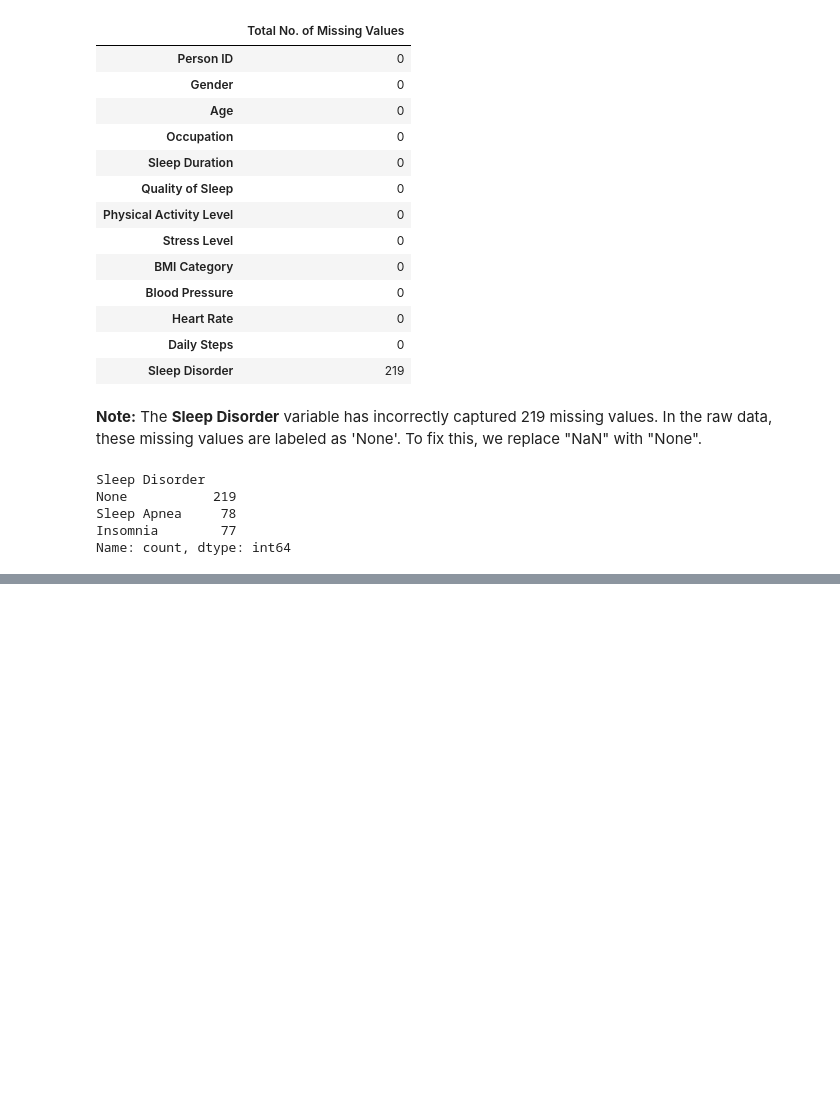
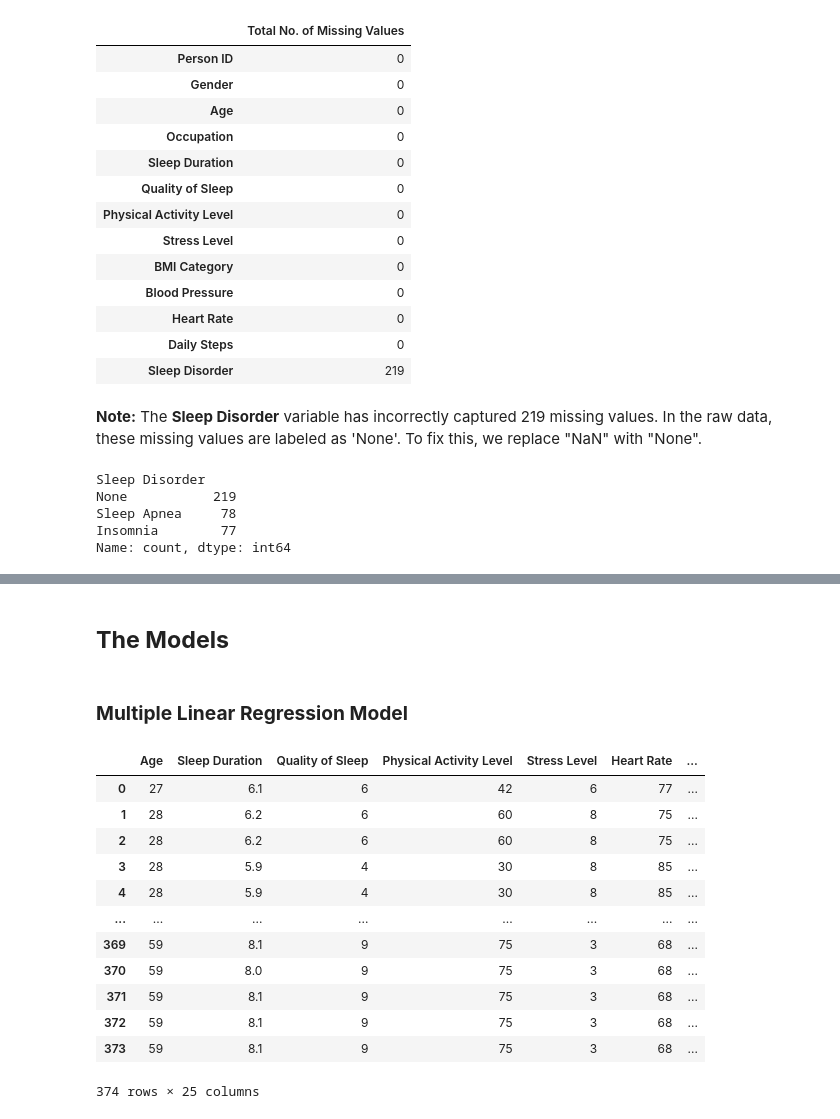
Before and after one commit to AzlinRusnan/Sleep_Quality_Analysis, a Jupyter notebook: Sleep_Duration_vs_Quality.ipynb, the cells around one changed output, grey strips where cells are left out. Saved outputs shown, nothing was run; the diff lists cells and outputs as text; code cells hidden in the pictures; blank space fills up the shorter version.

```diff
--- a/Sleep_Duration_vs_Quality.ipynb
+++ b/Sleep_Duration_vs_Quality.ipynb
@@ -97,0 +88,13 @@ Name: count, dtype: int64
+# %%
+if 'Blood Pressure' in df.columns:
+    # Split the 'Blood Pressure' column into 'Systolic' and 'Diastolic' by splitting on the '/'
+    df[['Systolic', 'Diastolic']] = df['Blood Pressure'].str.split('/', expand=True)
+
+    # Convert the new columns to numeric type for analysis
+    df['Systolic'] = pd.to_numeric(df['Systolic'], errors='coerce')
+    df['Diastolic'] = pd.to_numeric(df['Diastolic'], errors='coerce')
+
+    # Drop the original 'Blood Pressure' column now that we have numerical representations
+    data = df.drop(columns=['Blood Pressure'])
+
+data[['Systolic', 'Diastolic']].head()
@@ -97,0 +112,4 @@ Name: count, dtype: int64
+# %% [markdown]
+## **The Models**
+# %% [markdown]
+### **Multiple Linear Regression Model**
@@ -97,0 +129,24 @@ Name: count, dtype: int64
+# %%
+# Drop unnecessary columns and encode categorical variables
+data_new = data.drop(columns=['Person ID'])
+data_new = pd.get_dummies(data_new, drop_first=True)
+
+# Convert all boolean columns to integer (1 for True, 0 for False)
+data_new = data_new.apply(lambda x: x.astype(int) if x.dtype == 'bool' else x)
+
+
+data_new
+# %% [output]
+|  | Age | Sleep Duration | Quality of Sleep | Physical Activity Level | Stress Level | Heart Rate | ... |
+| 0 | 27 | 6.1 | 6 | 42 | 6 | 77 | ... |
+| 1 | 28 | 6.2 | 6 | 60 | 8 | 75 | ... |
+| 2 | 28 | 6.2 | 6 | 60 | 8 | 75 | ... |
+| 3 | 28 | 5.9 | 4 | 30 | 8 | 85 | ... |
+| 4 | 28 | 5.9 | 4 | 30 | 8 | 85 | ... |
+| ... | ... | ... | ... | ... | ... | ... | ... |
+| 369 | 59 | 8.1 | 9 | 75 | 3 | 68 | ... |
+| 370 | 59 | 8.0 | 9 | 75 | 3 | 68 | ... |
+| 371 | 59 | 8.1 | 9 | 75 | 3 | 68 | ... |
+| 372 | 59 | 8.1 | 9 | 75 | 3 | 68 | ... |
+| 373 | 59 | 8.1 | 9 | 75 | 3 | 68 | ... |
+374 rows × 25 columns
```
Also changed, not shown: parts of 6 cells of this notebook.
